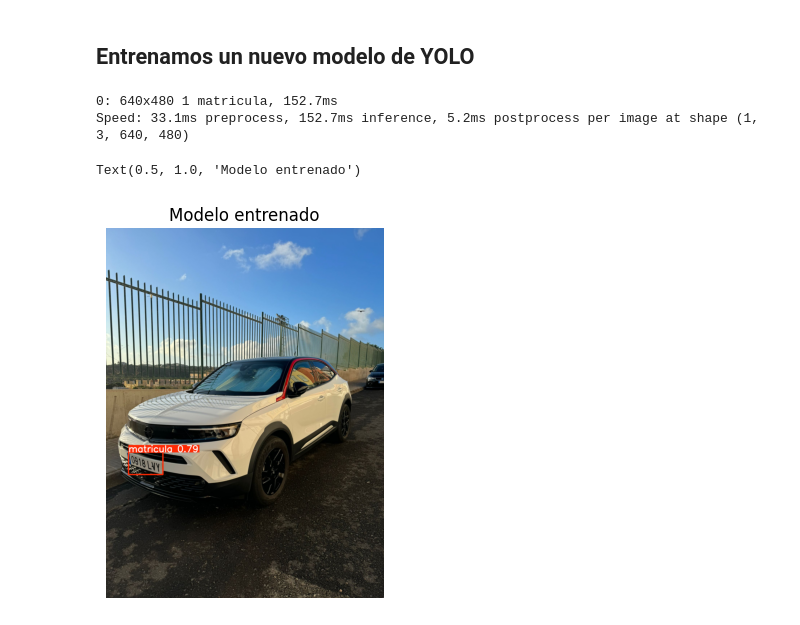
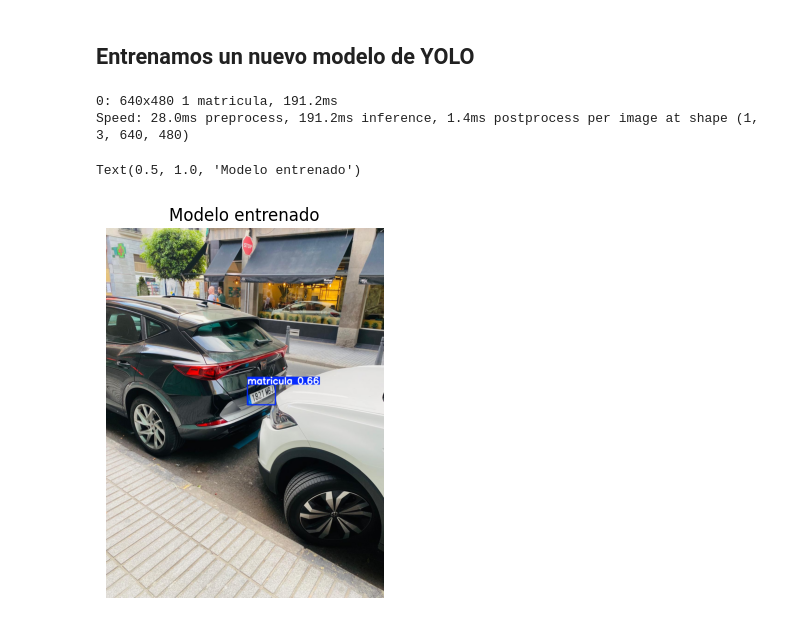
Before and after one commit to AllenHyun/VC_P4_LRM_MCV, a Jupyter notebook: tareas.ipynb, the cells around one changed output. Drawn from its saved outputs; the diff is of its cells as text; code cells hidden in the pictures.

```diff
--- a/tareas.ipynb
+++ b/tareas.ipynb
@@ -34,18 +34,18 @@ cv2.destroyAllWindows()
 # %%
 model = YOLO('./content_p4/best.pt')
 
-img = cv2.imread("./content_p4/matricula3.jpg")
+img = cv2.imread("./content_p4/matricula4.jpg")
 
-img_rgb = cv2.cvtColor(img, cv2.COLOR_BGR2RGB)
-
-results = model(img_rgb, show=False)
+results = model(img, show=False)
 annotated_img = results[0].plot()
 
-plt.imshow(annotated_img)
+img_rgb = cv2.cvtColor(annotated_img, cv2.COLOR_BGR2RGB)
+
+plt.imshow(img_rgb)
 plt.axis("off")
 plt.title("Modelo entrenado")
 # %% [output]
-0: 640x480 1 matricula, 152.7ms
-Speed: 33.1ms preprocess, 152.7ms inference, 5.2ms postprocess per image at shape (1, 3, 640, 480)
+0: 640x480 1 matricula, 191.2ms
+Speed: 28.0ms preprocess, 191.2ms inference, 1.4ms postprocess per image at shape (1, 3, 640, 480)
 Text(0.5, 1.0, 'Modelo entrenado')
-[figure, old version]
+[figure, new version]
```
